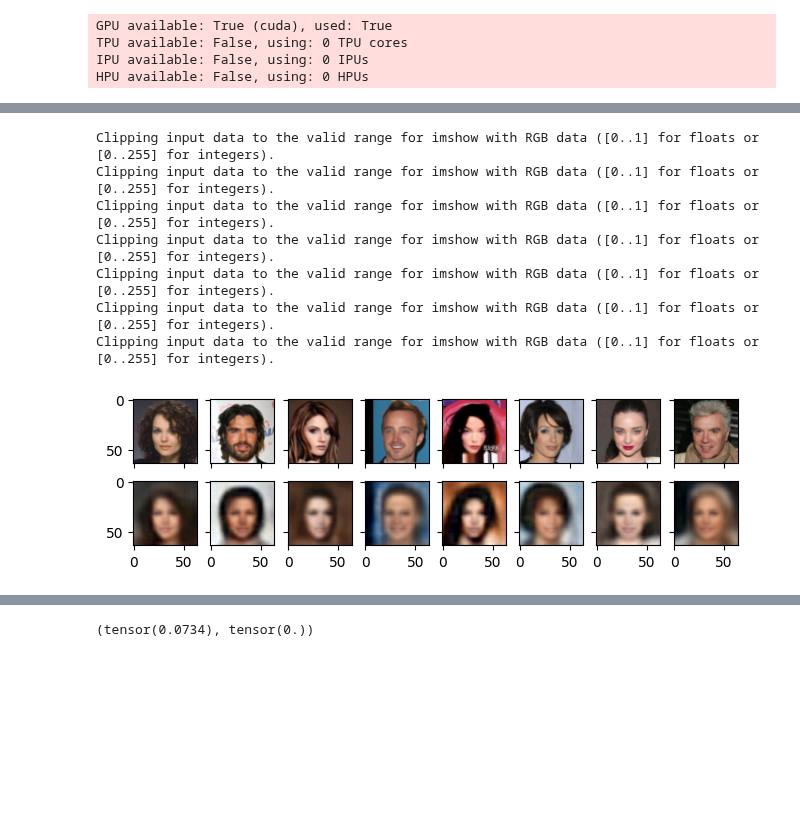
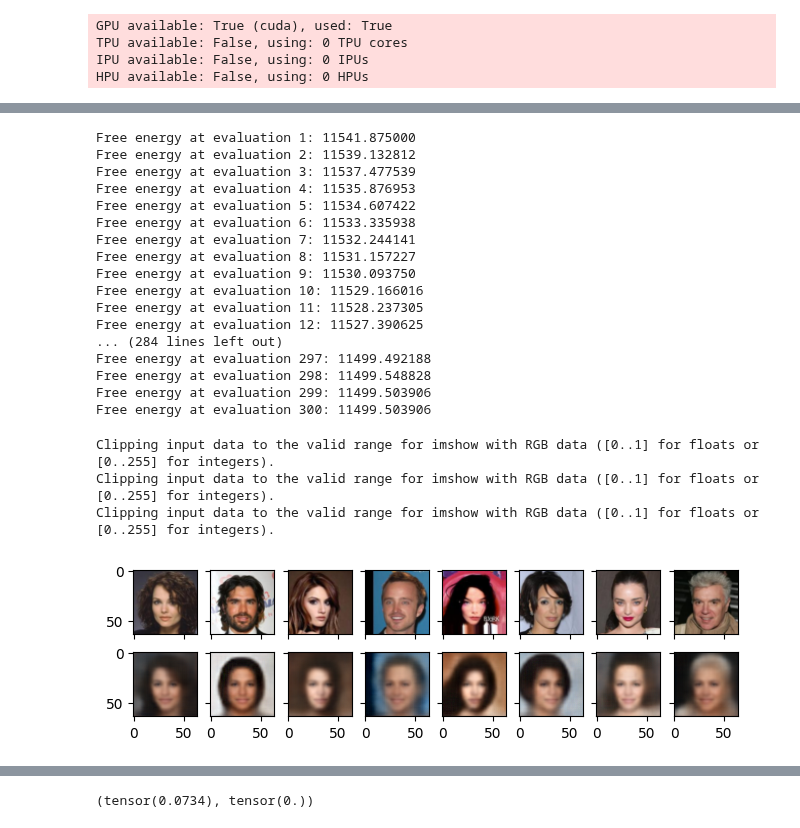
Before and after one commit to esennesh/dcpc_paper, a Jupyter notebook: experiments/ppc_celeba_eval.ipynb, the cells around one changed output, grey strips where cells are left out. Drawn from its saved outputs; the diff is of its cells as text; code cells hidden in the pictures; blank space fills up the shorter version.

Commit message:
experiments/ppc_celeba_eval: evaluate convolutional generator network on CelebA
Signed-off-by: Eli Sennesh <eli.sennesh@vanderbilt.edu>

```diff
--- a/experiments/ppc_celeba_eval.ipynb
+++ b/experiments/ppc_celeba_eval.ipynb
@@ -30,5 +30,5 @@ HPU available: False, using: 0 HPUs
 # %%
 logger = config.get_logger('valid')
 # %%
-trainer.fit(model, data, ckpt_path="saved/models/CelebA_Ppc/0512_233011/checkpoint_14.ckpt")
+trainer.fit(model, data, ckpt_path="saved/models/CelebA_Ppc/0516_153043/checkpoint_4499.ckpt")
 # %% [output]
@@ -65,31 +80,50 @@ ParticleDict(  (z): Parameter containing: [torch.FloatTensor of size 4x19867x40]
 # %%
 xs, _, indices = list(data.val_dataloader())[0]
+xs = xs.to(model.device)
 model._load_particles(indices, False)
 # %%
-trace, _ = model.graph(P=model.num_particles, xs=xs)
+for i in range(299):
+    _, log_weight = model.graph(lr=1e-3, P=model.num_particles, xs=xs)
+    logger.info("Free energy at evaluation %d: %f" % (i+1, -log_weight.mean()))
+trace, _ = model.graph(lr=1e-3, P=model.num_particles, xs=xs)
+logger.info("Free energy at evaluation 300: %f" % -log_weight.mean())
 x_hats = trace.nodes['X']['fn'].base_dist.loc.mean(dim=0)
+# %% [output]
+Free energy at evaluation 1: 11541.875000
+Free energy at evaluation 2: 11539.132812
+Free energy at evaluation 3: 11537.477539
+Free energy at evaluation 4: 11535.876953
+Free energy at evaluation 5: 11534.607422
+Free energy at evaluation 6: 11533.335938
+Free energy at evaluation 7: 11532.244141
+Free energy at evaluation 8: 11531.157227
+Free energy at evaluation 9: 11530.093750
+Free energy at evaluation 10: 11529.166016
+Free energy at evaluation 11: 11528.237305
+Free energy at evaluation 12: 11527.390625
+... (284 lines left out)
+Free energy at evaluation 297: 11499.492188
+Free energy at evaluation 298: 11499.548828
+Free energy at evaluation 299: 11499.503906
+Free energy at evaluation 300: 11499.503906
 # %%
 import matplotlib.pyplot as plt
 # %%
 fig, axes = plt.subplots(nrows=2, ncols=8, sharex="all", sharey="all", layout="compressed")
 
 for i in range(8):
-    orgs = xs[i].squeeze().detach().transpose(0, -1)
-    estimates = x_hats[i].squeeze().detach().transpose(0, -1)
+    orgs = xs[i].squeeze().detach().transpose(0, -1).cpu()
+    estimates = x_hats[i].squeeze().detach().transpose(0, -1).cpu()
     axes[0, i].imshow(orgs)
     axes[1, i].imshow(estimates)
 
 fig.savefig("ppc_celeba_recons.pdf", bbox_inches="tight")
 plt.show()
 # %% [output]
 Clipping input data to the valid range for imshow with RGB data ([0..1] for floats or [0..255] for integers).
 Clipping input data to the valid range for imshow with RGB data ([0..1] for floats or [0..255] for integers).
 Clipping input data to the valid range for imshow with RGB data ([0..1] for floats or [0..255] for integers).
-Clipping input data to the valid range for imshow with RGB data ([0..1] for floats or [0..255] for integers).
-Clipping input data to the valid range for imshow with RGB data ([0..1] for floats or [0..255] for integers).
-Clipping input data to the valid range for imshow with RGB data ([0..1] for floats or [0..255] for integers).
-Clipping input data to the valid range for imshow with RGB data ([0..1] for floats or [0..255] for integers).
-[figure, old version]
+[figure, new version]
 # %%
 del xs
 del x_hats
```
Also changed, not shown: parts of 7 cells of this notebook, 1 other file.
